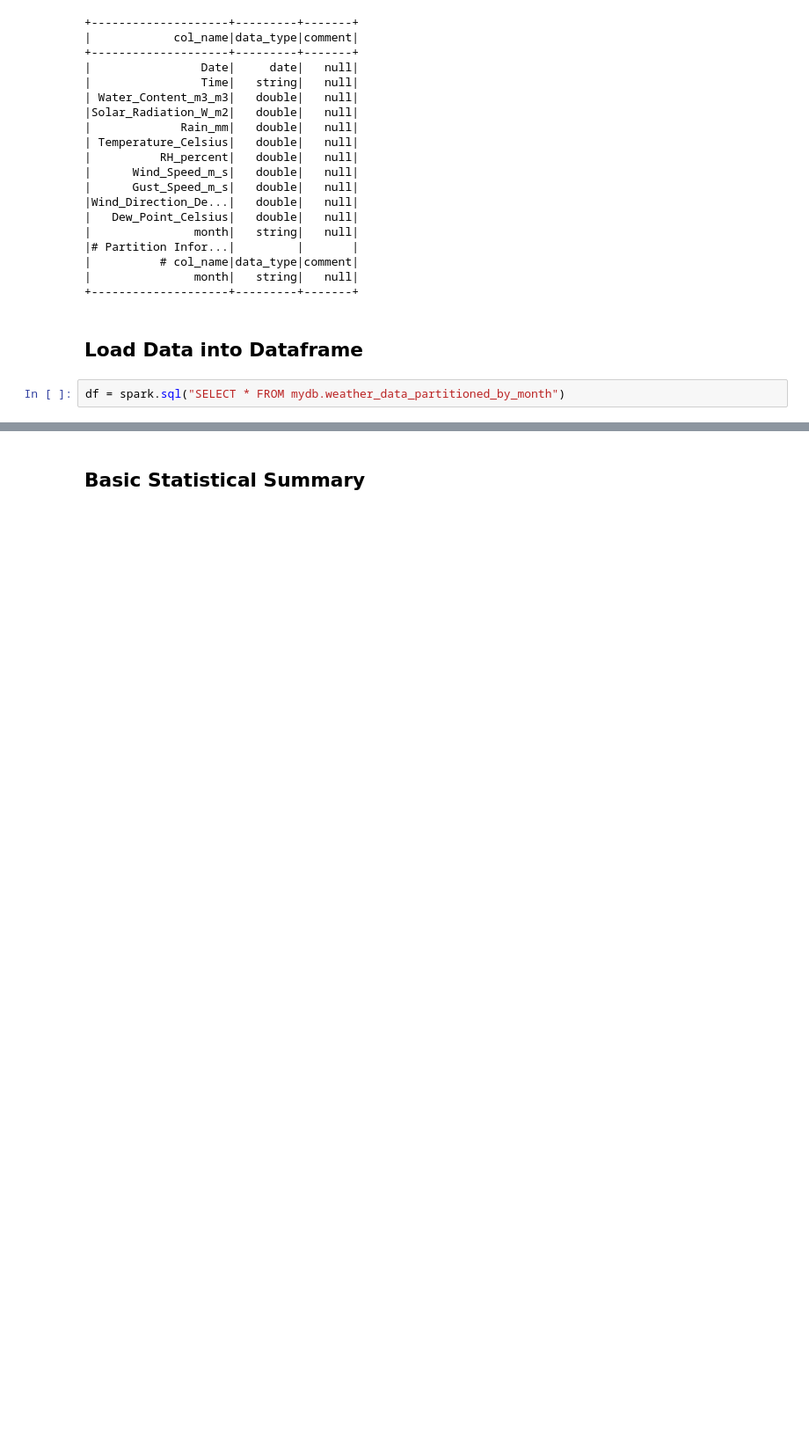
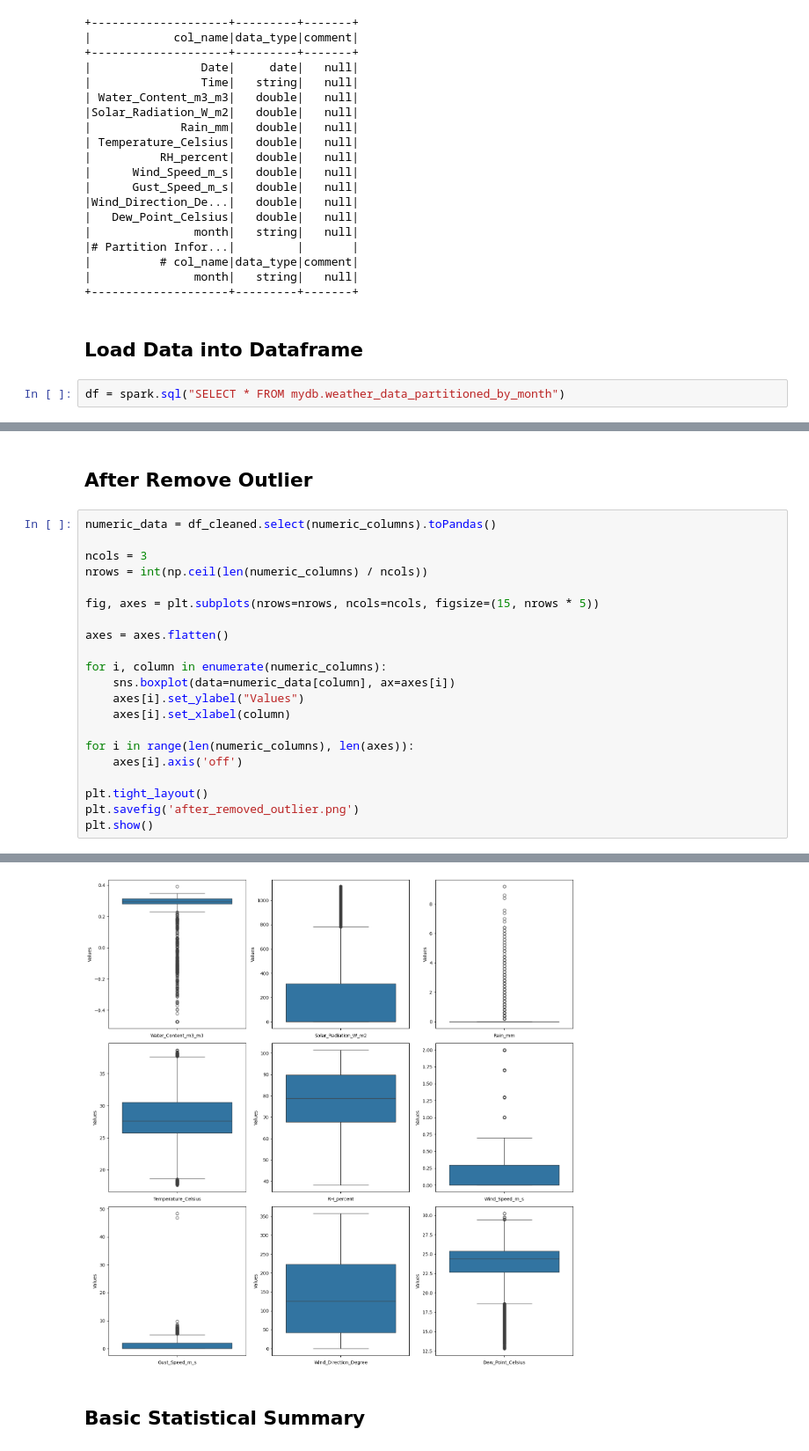
Before and after one commit to Galaxy092/Samsung-Innovation-Campus-Big-Data-Capstone-Project, a Jupyter notebook: Data Analysis & Visualization.ipynb, the cells around one changed output, grey strips where cells are left out. Shown at 88% size. Drawn from its saved outputs; the diff is of its cells as text; blank space fills up the shorter version.

```diff
--- a/Data Analysis & Visualization.ipynb
+++ b/Data Analysis & Visualization.ipynb
@@ -96,0 +253,24 @@ df = spark.sql("SELECT * FROM mydb.weather_data_partitioned_by_month")
+# %% [markdown]
+## After Remove Outlier
+# %%
+numeric_data = df_cleaned.select(numeric_columns).toPandas()
+
+ncols = 3
+nrows = int(np.ceil(len(numeric_columns) / ncols))
+
+fig, axes = plt.subplots(nrows=nrows, ncols=ncols, figsize=(15, nrows * 5))
+
+axes = axes.flatten()
+
+for i, column in enumerate(numeric_columns):
+    sns.boxplot(data=numeric_data[column], ax=axes[i])
+    axes[i].set_ylabel("Values")
+    axes[i].set_xlabel(column)
+
+for i in range(len(numeric_columns), len(axes)):
+    axes[i].axis('off')
+
+plt.tight_layout()
+plt.savefig('after_removed_outlier.png')
+plt.show()
+# %% [output]
@@ -97,3 +278,4 @@ df = spark.sql("SELECT * FROM mydb.weather_data_partitioned_by_month")
+[figure, added]
 # %% [markdown]
 ## Basic Statistical Summary
 # %%
```
Also changed, not shown: parts of 30 cells of this notebook, 2 other files.
